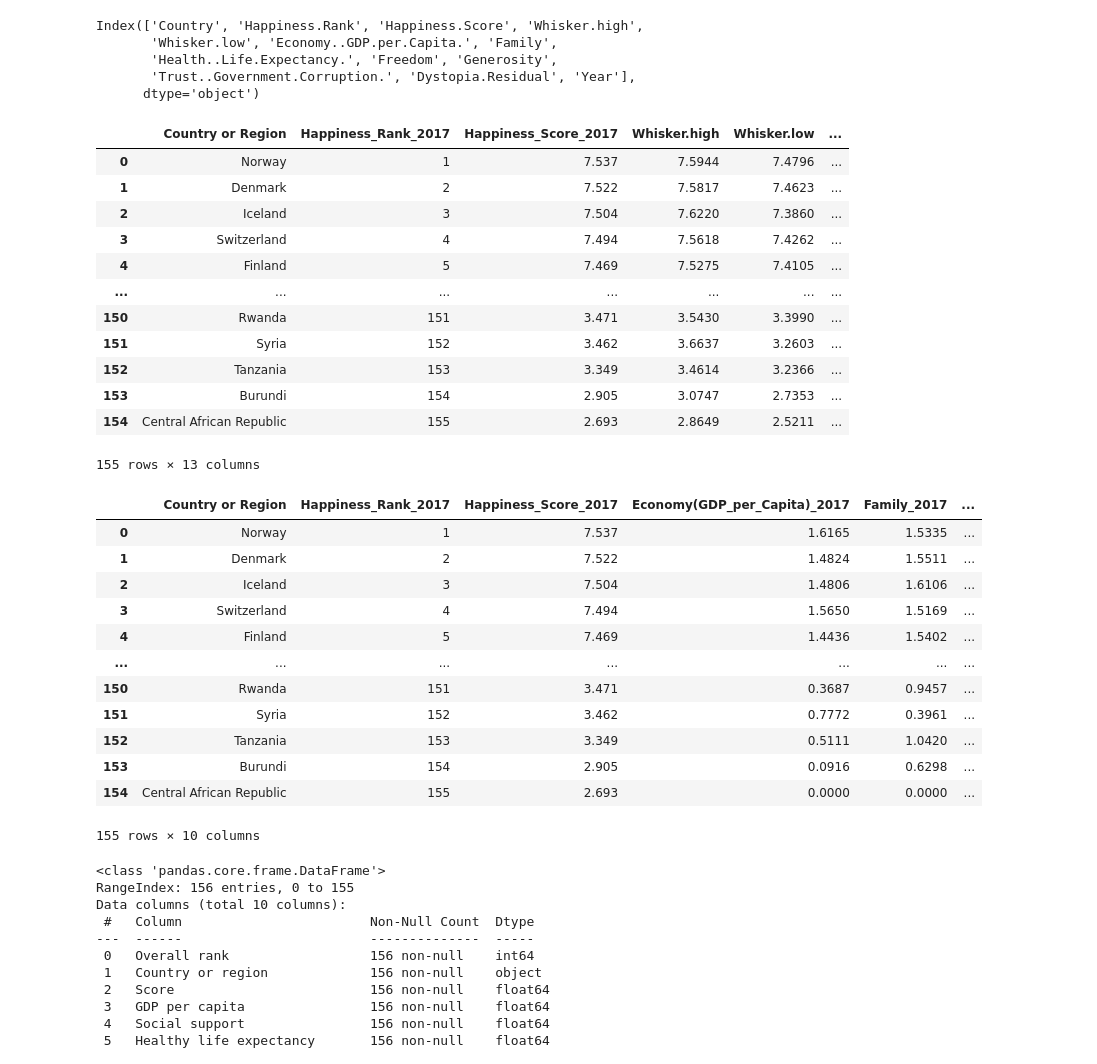
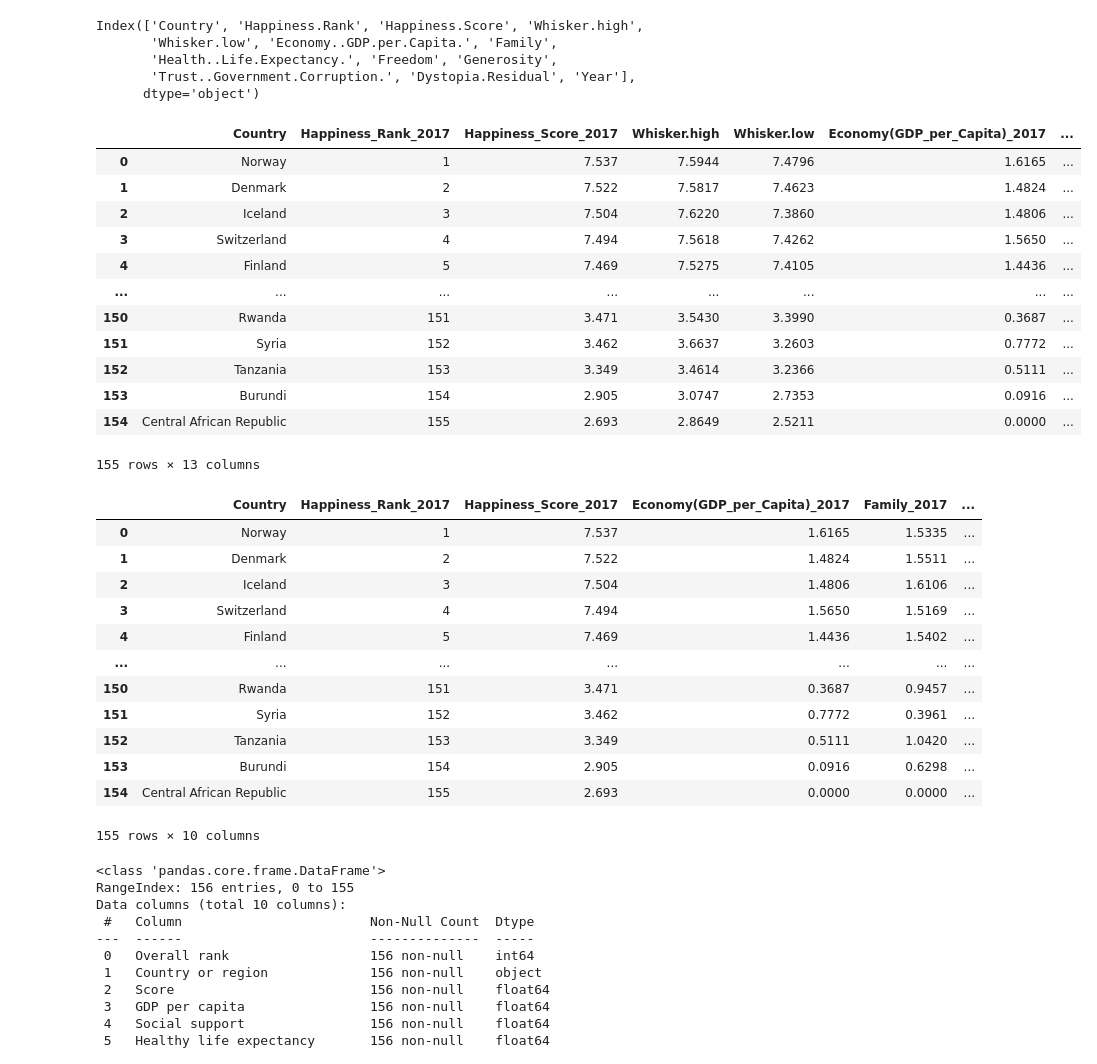
Before and after one commit to benwbarr/ETL-Project, a Jupyter notebook: Resources/Project2Data.ipynb, the cells around one changed output. Saved outputs shown, nothing was run; the diff lists cells and outputs as text; code cells hidden in the pictures.

```diff
--- a/Resources/Project2Data.ipynb
+++ b/Resources/Project2Data.ipynb
@@ -254,34 +254,34 @@ Index(['Country', 'Happiness.Rank', 'Happiness.Score', 'Whisker.high',
        'Trust..Government.Corruption.', 'Dystopia.Residual', 'Year'],
       dtype='object')
 # %%
-h_2017 = h_2017.rename(columns={'Country':'Country or Region','Happiness.Rank':'Happiness_Rank_2017',
+h_2017 = h_2017.rename(columns={'Happiness.Rank':'Happiness_Rank_2017',
 'Happiness.Score':'Happiness_Score_2017',
 'Economy..GDP.per.Capita.':'Economy(GDP_per_Capita)_2017', 'Family':'Family_2017',
 'Health..Life.Expectancy.':'Health_(Life Expectancy)_2017', 'Freedom':'Freedom_2017',
 'Trust..Government.Corruption.':'Trust_(Government_Corruption)_2017','Generosity':'Generosity_2017',
 'Dystopia.Residual':'Dystopia_Residual_2017'})
 
 h_2017
 # %% [output]
-|  | Country or Region | Happiness_Rank_2017 | Happiness_Score_2017 | Whisker.high | Whisker.low | ... |
-| 0 | Norway | 1 | 7.537 | 7.5944 | 7.4796 | ... |
-| 1 | Denmark | 2 | 7.522 | 7.5817 | 7.4623 | ... |
-| 2 | Iceland | 3 | 7.504 | 7.6220 | 7.3860 | ... |
-| 3 | Switzerland | 4 | 7.494 | 7.5618 | 7.4262 | ... |
-| 4 | Finland | 5 | 7.469 | 7.5275 | 7.4105 | ... |
-| ... | ... | ... | ... | ... | ... | ... |
-| 150 | Rwanda | 151 | 3.471 | 3.5430 | 3.3990 | ... |
-| 151 | Syria | 152 | 3.462 | 3.6637 | 3.2603 | ... |
-| 152 | Tanzania | 153 | 3.349 | 3.4614 | 3.2366 | ... |
-| 153 | Burundi | 154 | 2.905 | 3.0747 | 2.7353 | ... |
-| 154 | Central African Republic | 155 | 2.693 | 2.8649 | 2.5211 | ... |
+|  | Country | Happiness_Rank_2017 | Happiness_Score_2017 | Whisker.high | Whisker.low | Economy(GDP_per_Capita)_2017 | ... |
+| 0 | Norway | 1 | 7.537 | 7.5944 | 7.4796 | 1.6165 | ... |
+| 1 | Denmark | 2 | 7.522 | 7.5817 | 7.4623 | 1.4824 | ... |
+| 2 | Iceland | 3 | 7.504 | 7.6220 | 7.3860 | 1.4806 | ... |
+| 3 | Switzerland | 4 | 7.494 | 7.5618 | 7.4262 | 1.5650 | ... |
+| 4 | Finland | 5 | 7.469 | 7.5275 | 7.4105 | 1.4436 | ... |
+| ... | ... | ... | ... | ... | ... | ... | ... |
+| 150 | Rwanda | 151 | 3.471 | 3.5430 | 3.3990 | 0.3687 | ... |
+| 151 | Syria | 152 | 3.462 | 3.6637 | 3.2603 | 0.7772 | ... |
+| 152 | Tanzania | 153 | 3.349 | 3.4614 | 3.2366 | 0.5111 | ... |
+| 153 | Burundi | 154 | 2.905 | 3.0747 | 2.7353 | 0.0916 | ... |
+| 154 | Central African Republic | 155 | 2.693 | 2.8649 | 2.5211 | 0.0000 | ... |
 155 rows × 13 columns
 # %%
 h_2017.drop(['Year','Whisker.low','Whisker.high'], axis=1, inplace=True)
 
 h_2017
 # %% [output]
-|  | Country or Region | Happiness_Rank_2017 | Happiness_Score_2017 | Economy(GDP_per_Capita)_2017 | Family_2017 | ... |
+|  | Country | Happiness_Rank_2017 | Happiness_Score_2017 | Economy(GDP_per_Capita)_2017 | Family_2017 | ... |
 | 0 | Norway | 1 | 7.537 | 1.6165 | 1.5335 | ... |
 | 1 | Denmark | 2 | 7.522 | 1.4824 | 1.5511 | ... |
 | 2 | Iceland | 3 | 7.504 | 1.4806 | 1.6106 | ... |
```
Also changed, not shown: parts of 15 cells of this notebook, 2 other files.
